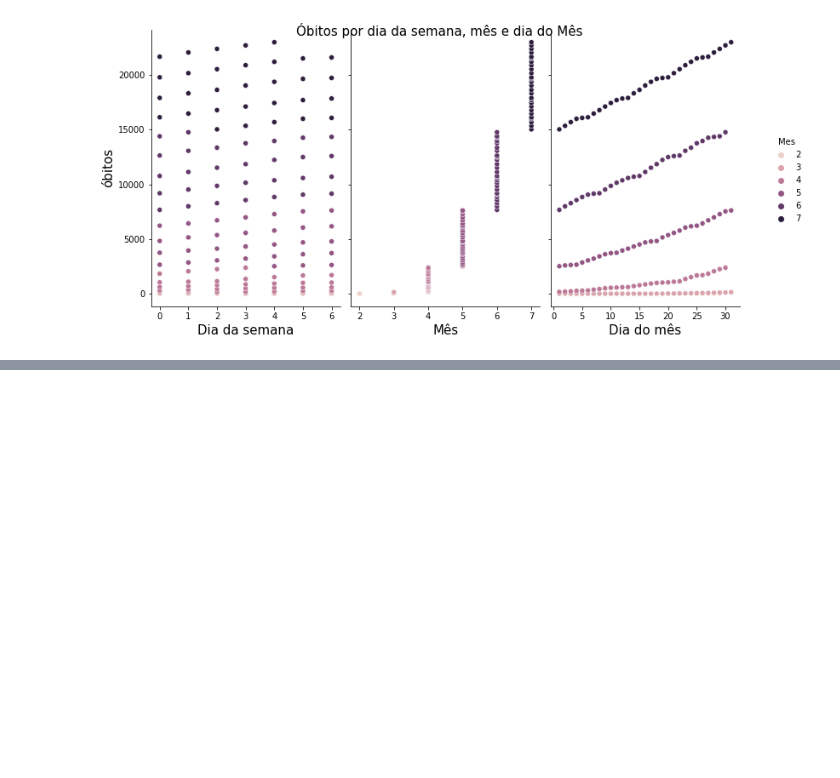
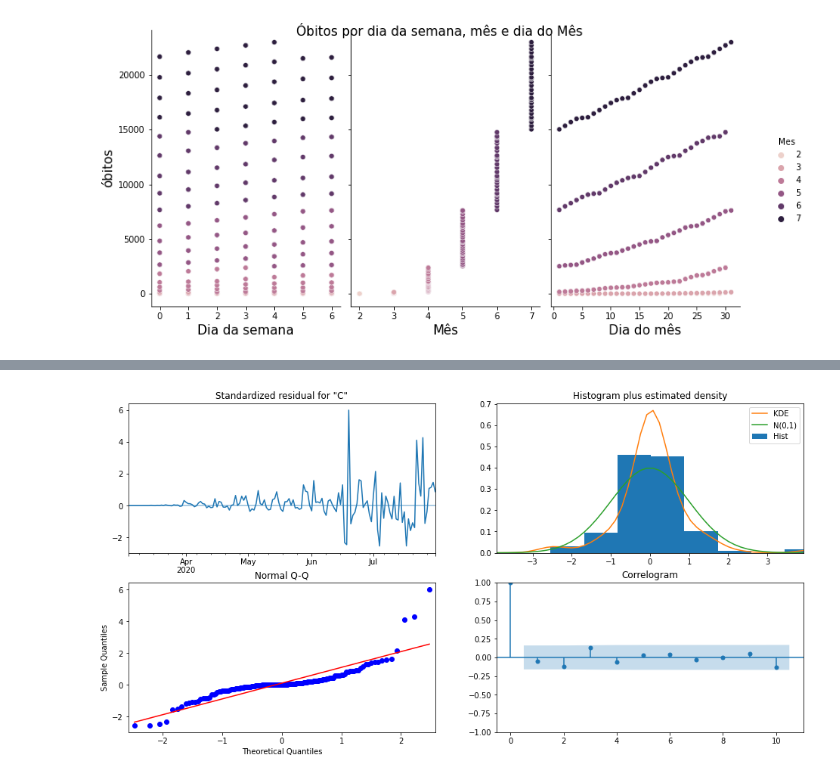
Before and after one commit to Pedro-Dellazzari/covid_19-time-series, a Jupyter notebook: main.ipynb, the cells around one changed output, grey strips where cells are left out. Cells and saved outputs as stored; diff of their text form; code cells hidden in the pictures; blank space fills up the shorter version.

Commit message:
ARIMA model

```diff
--- a/main.ipynb
+++ b/main.ipynb
@@ -375,0 +542,4 @@ plt.show()
+# %%
+#Salvando novamento os casos de SP na variável
+y = df_sp['Casos']
+y
@@ -375,0 +594,11 @@ plt.show()
+# %%
+#Usando os parâmetros com maior performance para o modelo final
+mod = sm.tsa.statespace.SARIMAX(y, order=(1,1,1), seasonal_order=(1,1,1,7))
+
+#Pegando o resultado
+results = mod.fit()
+# %%
+results.plot_diagnostics(figsize=(16,8))
+plt.show()
+# %% [output]
+[figure, added]
```
Also changed, not shown: parts of 27 cells of this notebook.
